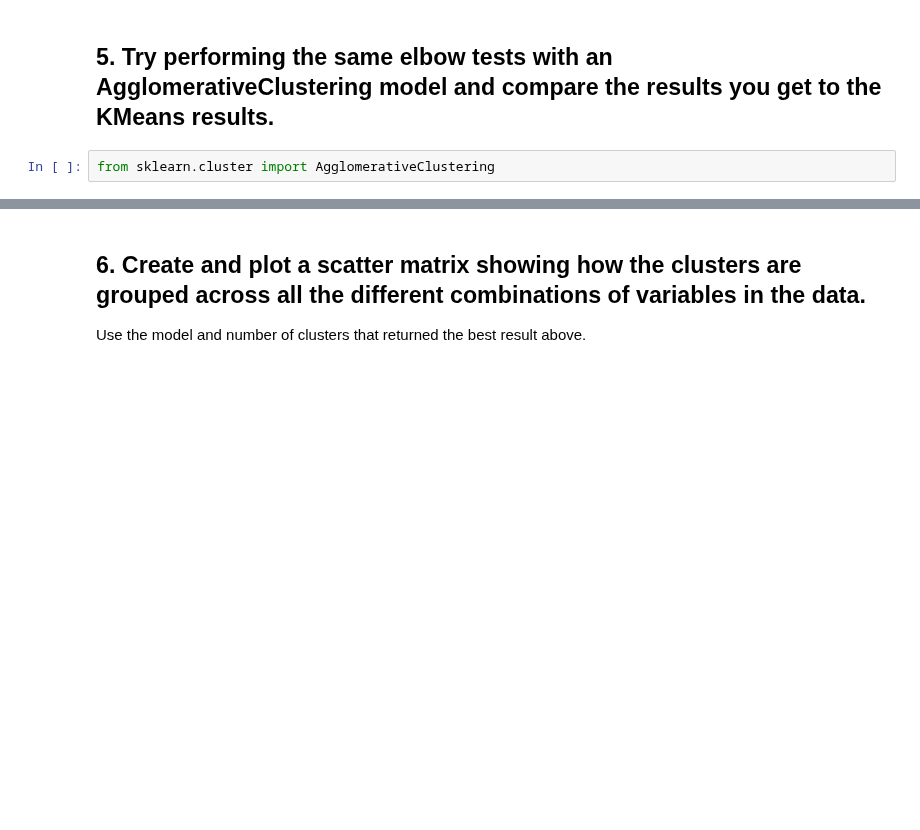
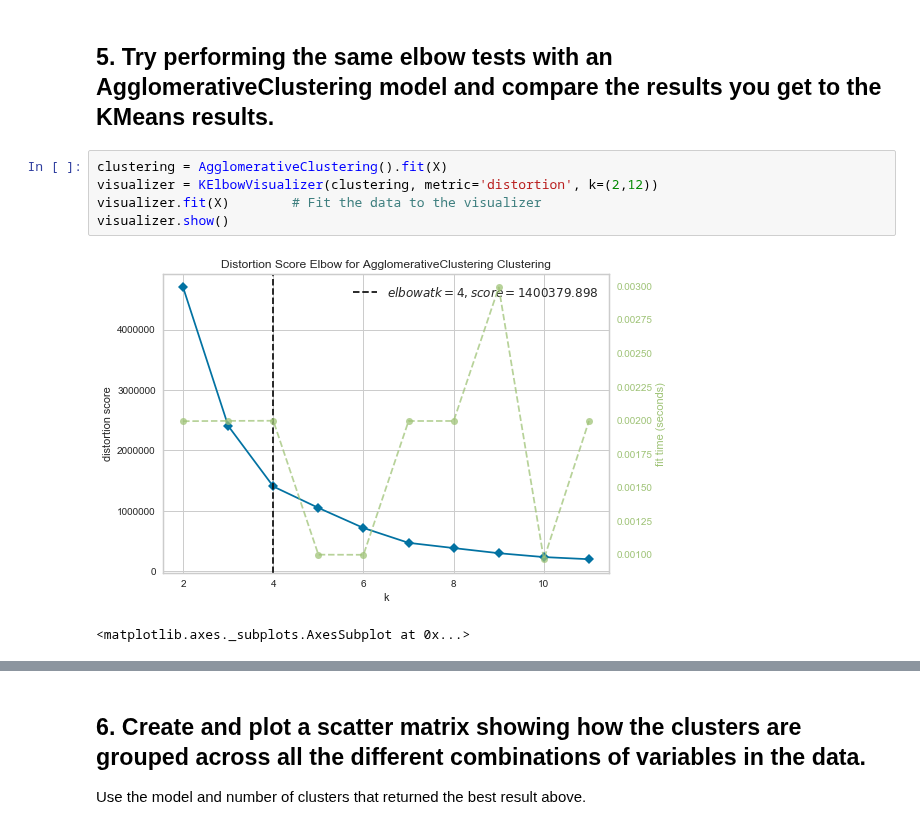
Before and after one commit to ta-datapt-bcn/lab_evaluation, a Jupyter notebook: lab-unsupervised-learning-evaluation/your-code/main.ipynb, the cells around one changed output, grey strips where cells are left out. Saved outputs shown, nothing was run; the diff lists cells and outputs as text; blank space fills up the shorter version.

```diff
--- a/lab-unsupervised-learning-evaluation/your-code/main.ipynb
+++ b/lab-unsupervised-learning-evaluation/your-code/main.ipynb
@@ -31,4 +83,10 @@ ModuleNotFoundError: No module named 'yellowbrick'
 # %% [markdown]
 ## 5. Try performing the same elbow tests with an AgglomerativeClustering model and compare the results you get to the KMeans results.
-# %%
-from sklearn.cluster import AgglomerativeClustering
+# %%
+clustering = AgglomerativeClustering().fit(X)
+visualizer = KElbowVisualizer(clustering, metric='distortion', k=(2,12))
+visualizer.fit(X)        # Fit the data to the visualizer
+visualizer.show()
+# %% [output]
+[figure, added]
+<matplotlib.axes._subplots.AxesSubplot at 0x...>
```
Also changed, not shown: parts of 20 cells of this notebook.
